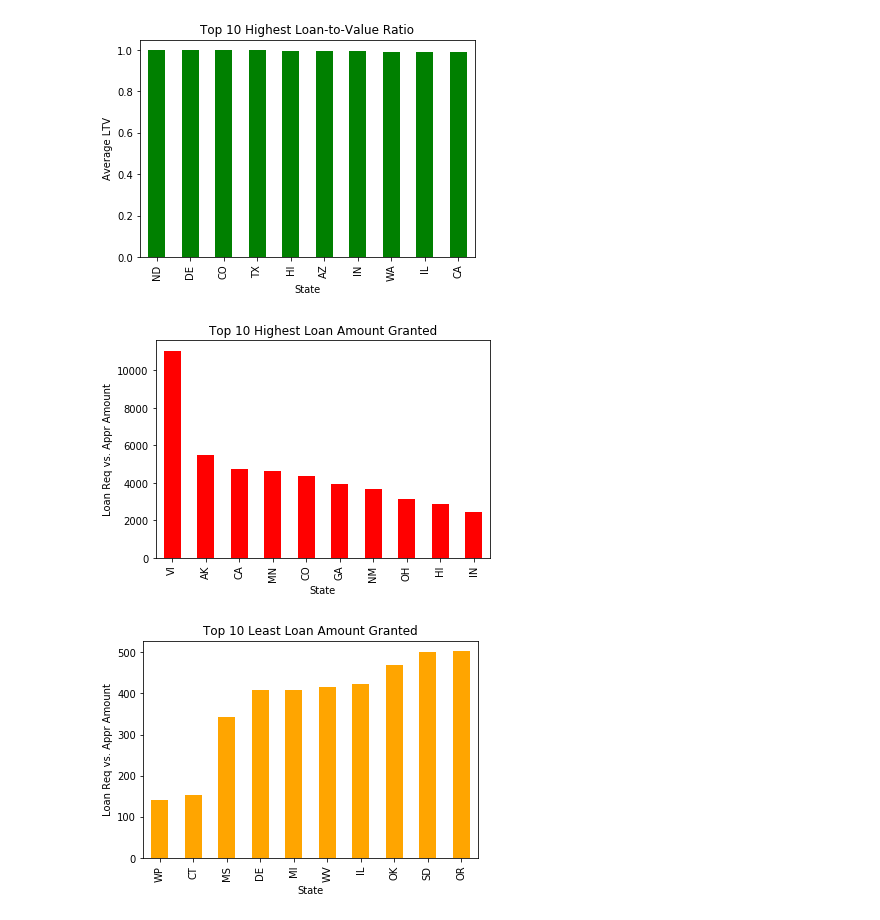
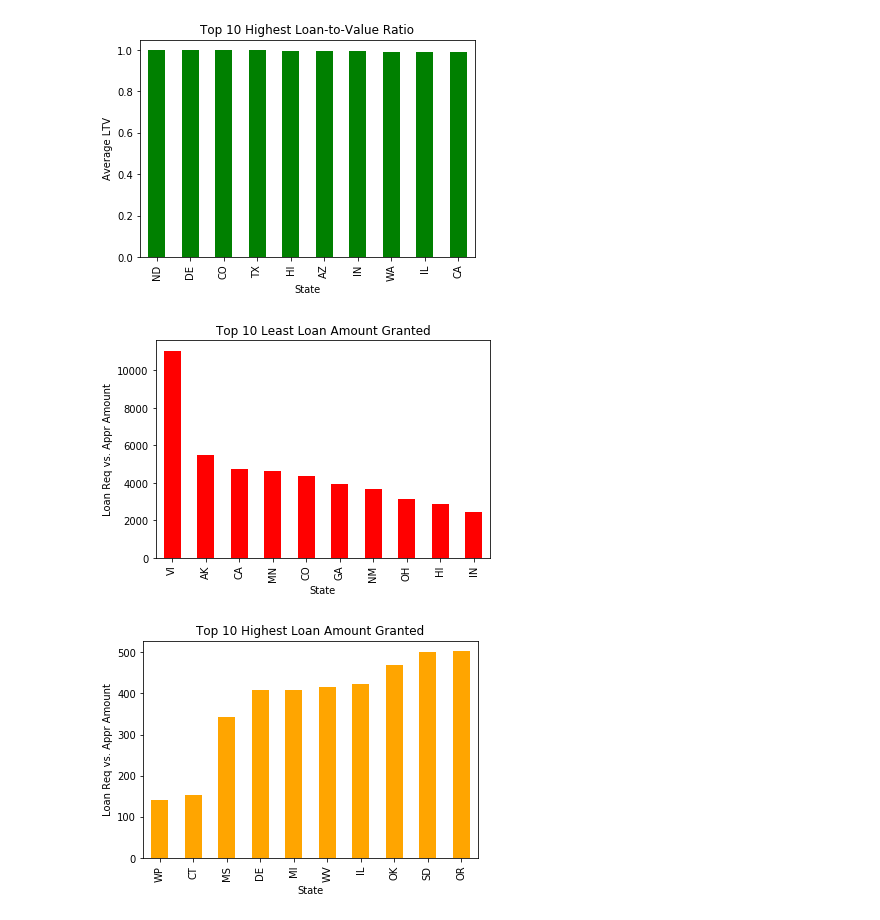
Before and after one commit to raymarquez/raymarquez.github.io, a Jupyter notebook: St_by_St_Analysis-checkpoint.ipynb, the cells around one changed output. Drawn from its saved outputs; the diff is of its cells as text; code cells hidden in the pictures.

```diff
--- a/St_by_St_Analysis-checkpoint.ipynb
+++ b/St_by_St_Analysis-checkpoint.ipynb
@@ -33,15 +33,15 @@ plt.savefig('james2.png')
 [figure]
 # %%
 ax = consolidated_df.sort_values(by='Generosity', ascending=False)[:10].plot. \
-    bar(x='State', y='Generosity', color='red', legend=False, title="Top 10 Highest Loan Amount Granted")
+    bar(x='State', y='Generosity', color='red', legend=False, title="Top 10 Least Loan Amount Granted")
 ax.set_ylabel('Loan Req vs. Appr Amount');
 plt.savefig('james3.png')
 # %% [output]
-[figure, old version]
+[figure, new version]
 # %%
 ax = consolidated_df.sort_values(by='Generosity')[:10].plot. \
-    bar(x='State', y='Generosity', color='orange', legend=False, title="Top 10 Least Loan Amount Granted")
+    bar(x='State', y='Generosity', color='orange', legend=False, title="Top 10 Highest Loan Amount Granted")
 ax.set_ylabel('Loan Req vs. Appr Amount');
 plt.savefig('james4.png')
 # %% [output]
-[figure, old version]
+[figure, new version]
```
Also changed, not shown: 2 other files.
